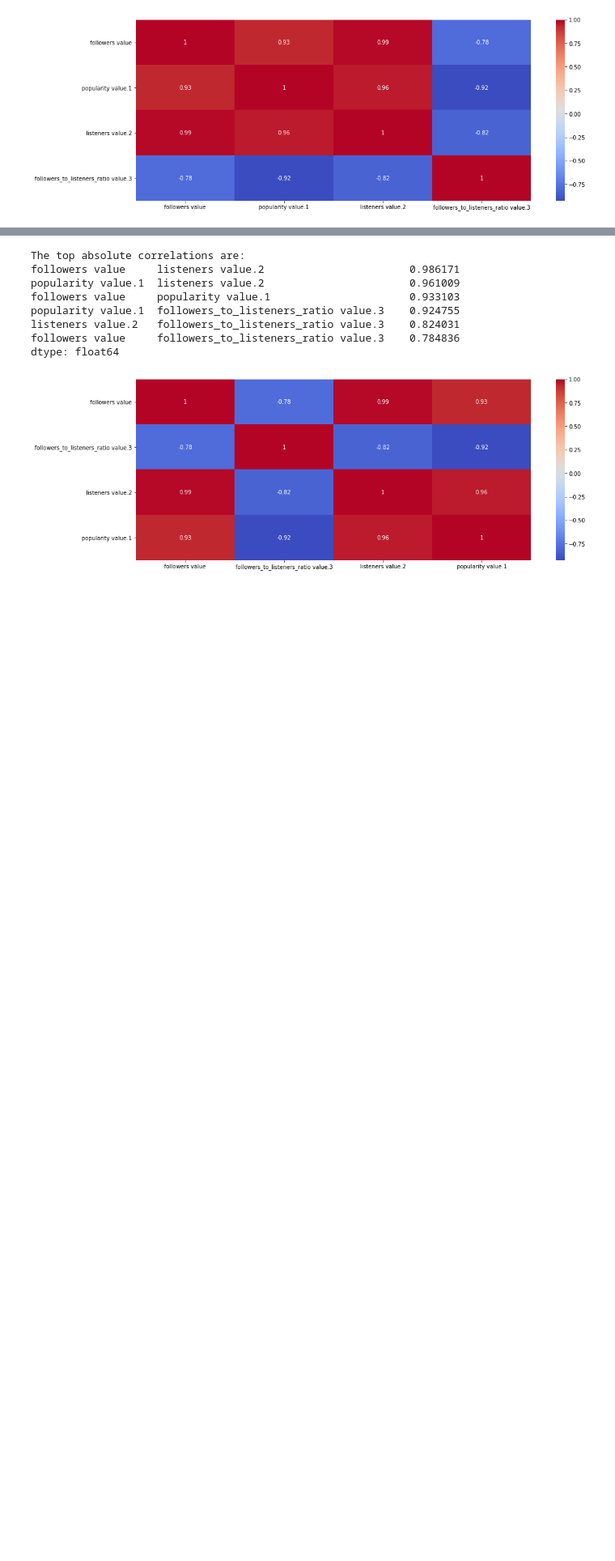
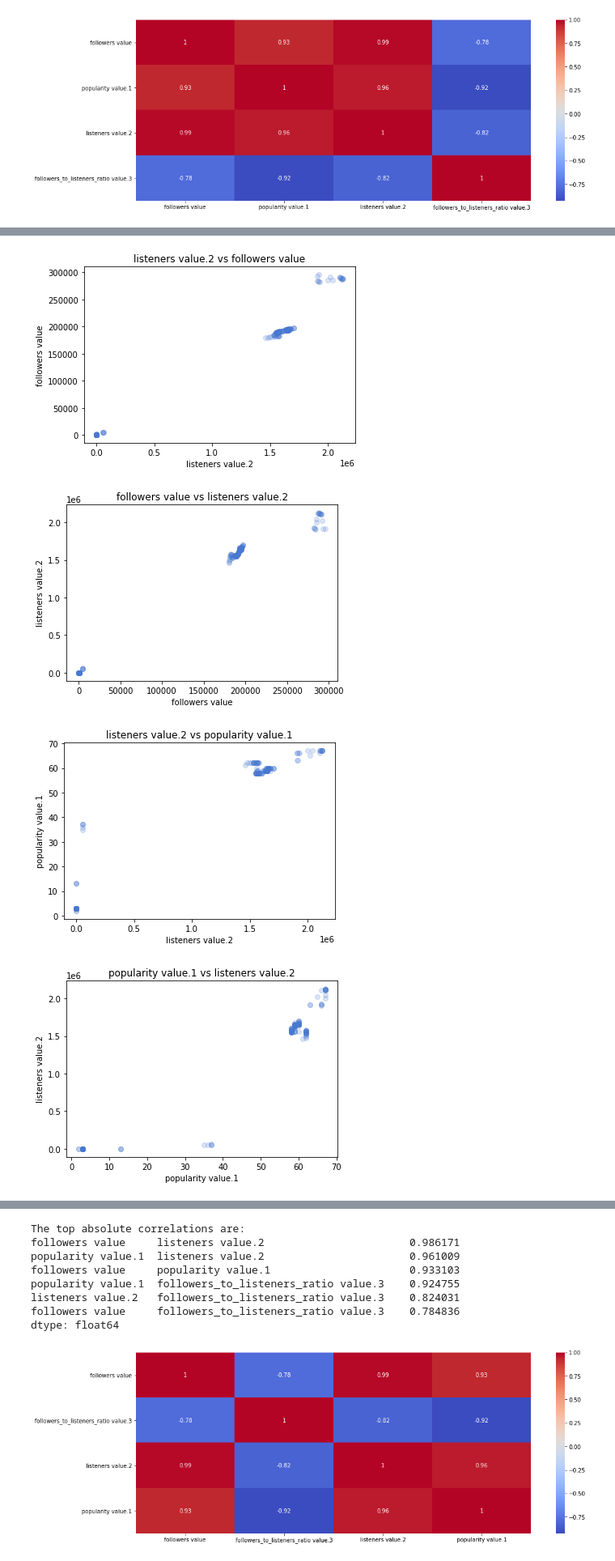
Before and after one commit to Tony363/Chartmetric_Analysis, a Jupyter notebook: Chartmetric_DataConsolidation.ipynb, the cells around one changed output, grey strips where cells are left out. Shown: that part at 81% size. Saved outputs shown, nothing was run; the diff lists cells and outputs as text; code cells hidden in the pictures; blank space fills up the shorter version.

```diff
--- a/Chartmetric_DataConsolidation.ipynb
+++ b/Chartmetric_DataConsolidation.ipynb
@@ -32,12 +5,4 @@ model around followers and listeners
 # %%
-#!/usr/bin/env python3
-# -*- coding: utf-8 -*-
-"""
-Created on Fri Dec  4 13:24:30 2020
-
-@author: tony
-"""
-
 import pandas as pd
 import numpy as np
 import matplotlib.pyplot as plt
@@ -181,7 +146,7 @@ def calc_correlations(df, cutoff=0.5):
     corr = df.corr()
     corr_data = corr[corr > cutoff]
     corr_list = df.corr().unstack().sort_values(kind="quicksort",ascending=False)
-    return corr_list.drop(corr_list.index[:20]),corr_data
+    return corr_list,corr_data
 
 # nice way to truncate the column names to display easier
 # can be used with various metrics
@@ -323,7 +288,7 @@ def undersample_plot(df):
         headwidth=4,connectionstyle='arc3,rad=0')
 
     plt.annotate(
-        "First, sample all songs in this range.\n Sample size is n. Cutoff is 0.5.", xy=(arrow_x, arrow_y),
+        "First, sample all popularity value in this range.\n Sample size is n. Cutoff is 0.5.", xy=(arrow_x, arrow_y),
         xytext=(label_x, label_y),
         bbox=dict(boxstyle='round,pad=0.5', fc='red', alpha=0.5),
         arrowprops=arrow_properties)
@@ -339,14 +304,14 @@ def undersample_plot(df):
         headwidth=4,connectionstyle='arc3,rad=0')
 
     plt.annotate(
-        "Next, randomly sample \n n songs in this range", xy=(arrow_x, arrow_y),
+        "Next, randomly sample \n n popularity value in this range", xy=(arrow_x, arrow_y),
         xytext=(label_x, label_y),
         bbox=dict(boxstyle='round,pad=0.5', fc='g', alpha=0.5),
         arrowprops=arrow_properties)
 
     # plot final word box
     plt.annotate(
-        "Therefore, end up with a 50/50 \n split of Popular / Not Popular\n songs", xy=(0.6, 2),
+        "Therefore, end up with a 50/50 \n split of Popular / Not Popular\n artist", xy=(0.6, 2),
         xytext=(0.62, 2),
         bbox=dict(boxstyle='round,pad=0.5', fc='b', alpha=0.5))
 
@@ -793,5 +813,11 @@ plot_heatmap(grp)
 # %%
-corr_list,corr_data = calc_correlations(grp)
+# index corr_list by correlation greater than 0.5
 plot_index = corr_list[corr_list > 0.5].index
-for plot in plot_index:
-  scatter_plot(artist_diff,plot[0],plot[1])
+# plot their pair x y relationship
+for plot in plot_index[4:]:
+  scatter_plot(grp,plot[0],plot[1])
+# %% [output]
+[figure, added]
+[figure, added]
+[figure, added]
+[figure, added]
```
Also changed, not shown: parts of 63 cells of this notebook.
